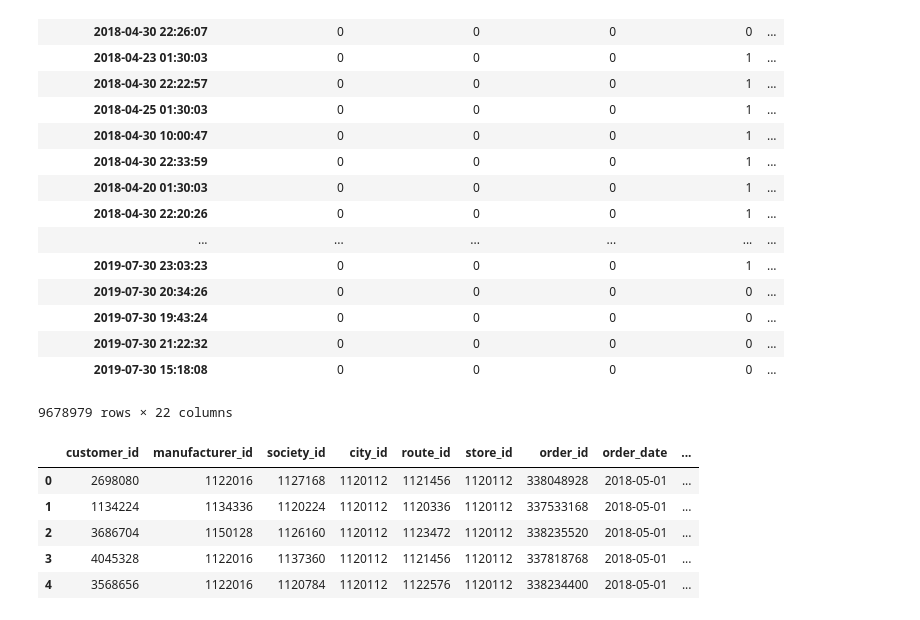
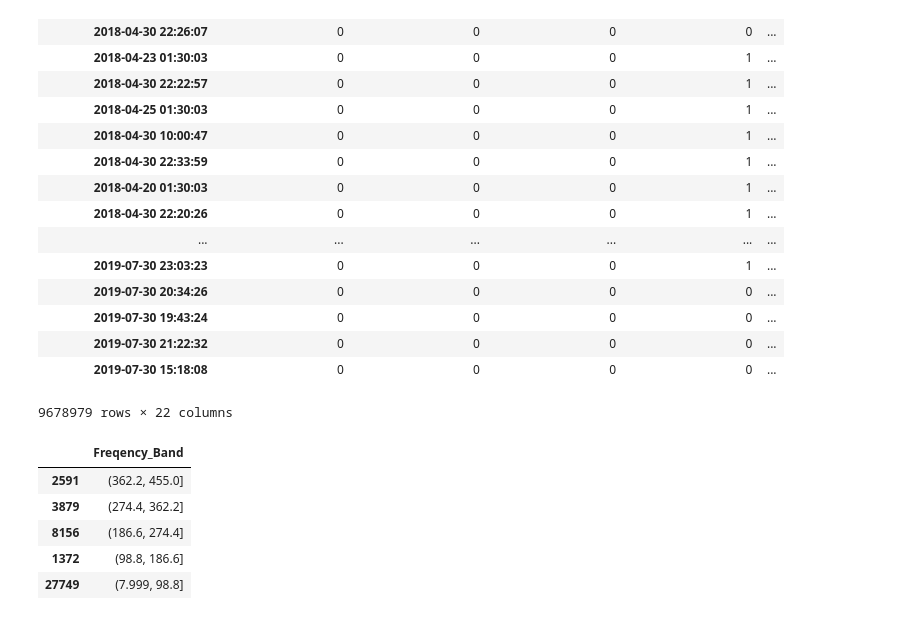
Before and after one commit to deep1401/MilkBasketHackathon, a Jupyter notebook: MilkBasket.ipynb, the cells around one changed output. Drawn from its saved outputs; the diff is of its cells as text; code cells hidden in the pictures.

```diff
--- a/MilkBasket.ipynb
+++ b/MilkBasket.ipynb
@@ -483,13 +484,7 @@ for i in cols:
 
 df14=pd.read_csv('hackathon_data.csv')
 df14.head()
+df15=pd.read_csv('hackathon_data.csv')
-# %% [output]
-|  | customer_id | manufacturer_id | society_id | city_id | route_id | store_id | order_id | order_date | ... |
-| 0 | 2698080 | 1122016 | 1127168 | 1120112 | 1121456 | 1120112 | 338048928 | 2018-05-01 | ... |
-| 1 | 1134224 | 1134336 | 1120224 | 1120112 | 1120336 | 1120112 | 337533168 | 2018-05-01 | ... |
-| 2 | 3686704 | 1150128 | 1126160 | 1120112 | 1123472 | 1120112 | 338235520 | 2018-05-01 | ... |
-| 3 | 4045328 | 1122016 | 1137360 | 1120112 | 1121456 | 1120112 | 337818768 | 2018-05-01 | ... |
-| 4 | 3568656 | 1122016 | 1120784 | 1120112 | 1122576 | 1120112 | 338234400 | 2018-05-01 | ... |
 # %%
 df14['order_date']=pd.to_datetime(df14['order_date'])
 df14['product_addedtobasket_on']=pd.to_datetime(df14['product_addedtobasket_on'])
@@ -512,0 +518,15 @@ df14=df14.groupby('customer_id',as_index=False)['Recency_flag'].max()
+# %%
+unique_order=cust_freq_count[['order_id']].drop_duplicates()
+# %%
+unique_order['Freqency_Band'] = pd.qcut(unique_order['order_id'], 5)
+# %%
+unique_order=unique_order[['Freqency_Band']].drop_duplicates()
+# %%
+unique_order
+# %% [output]
+|  | Freqency_Band |
+| 2591 | (362.2, 455.0] |
+| 3879 | (274.4, 362.2] |
+| 8156 | (186.6, 274.4] |
+| 1372 | (98.8, 186.6] |
+| 27749 | (7.999, 98.8] |
```
Also changed, not shown: parts of 14 cells of this notebook.
